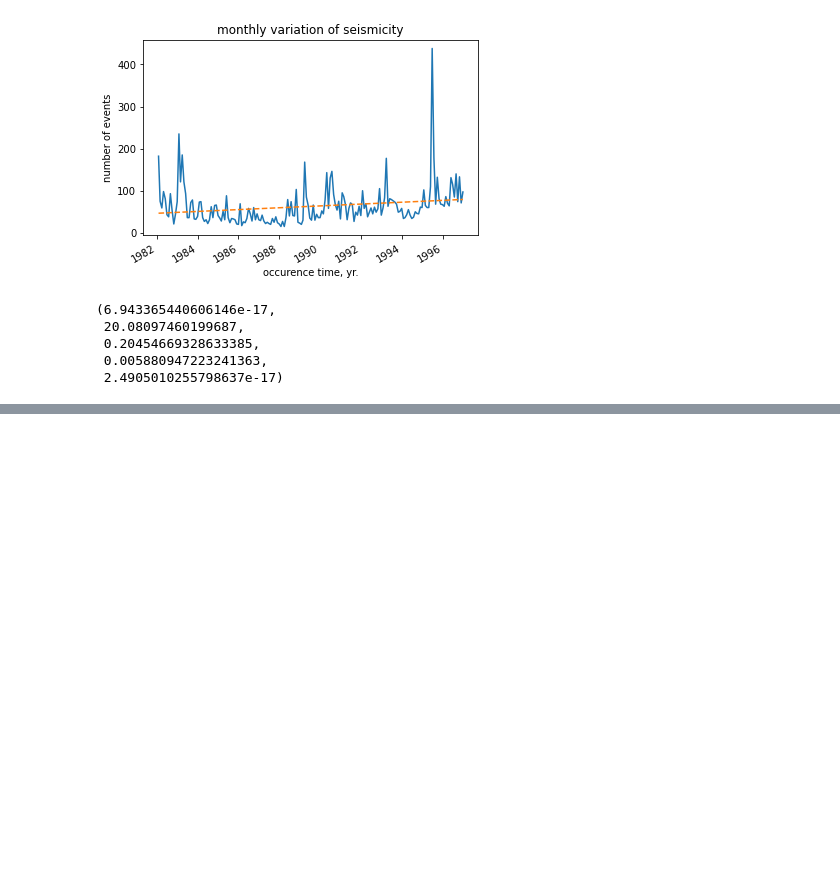
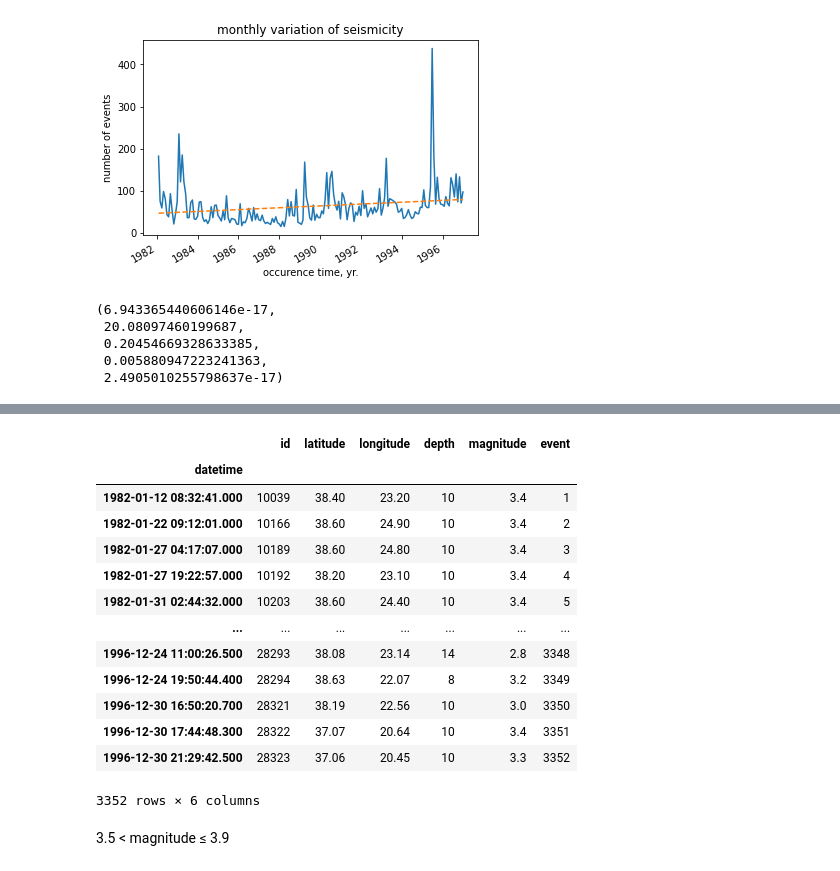
Before and after one commit to float3rs/dL, a Jupyter notebook: final/project1.ipynb, the cells around one changed output, grey strips where cells are left out. Drawn from its saved outputs; the diff is of its cells as text; code cells hidden in the pictures; blank space fills up the shorter version.

```diff
--- a/final/project1.ipynb
+++ b/final/project1.ipynb
@@ -415,0 +471,22 @@ ax3.plot(xf_fig3_copy, yf_fig3, linestyle='--')
+# %%
+df_papr_fig5a['event'] = 1
+df_papr_fig5a['event'] = df_papr_fig5a['event'].cumsum()
+# %%
+df_papr_fig5a
+# %% [output]
+|  | id | latitude | longitude | depth | magnitude | event |
+| datetime |  |  |  |  |  |  |
+| 1982-01-12 08:32:41.000 | 10039 | 38.40 | 23.20 | 10 | 3.4 | 1 |
+| 1982-01-22 09:12:01.000 | 10166 | 38.60 | 24.90 | 10 | 3.4 | 2 |
+| 1982-01-27 04:17:07.000 | 10189 | 38.60 | 24.80 | 10 | 3.4 | 3 |
+| 1982-01-27 19:22:57.000 | 10192 | 38.20 | 23.10 | 10 | 3.4 | 4 |
+| 1982-01-31 02:44:32.000 | 10203 | 38.60 | 24.40 | 10 | 3.4 | 5 |
+| ... | ... | ... | ... | ... | ... | ... |
+| 1996-12-24 11:00:26.500 | 28293 | 38.08 | 23.14 | 14 | 2.8 | 3348 |
+| 1996-12-24 19:50:44.400 | 28294 | 38.63 | 22.07 | 8 | 3.2 | 3349 |
+| 1996-12-30 16:50:20.700 | 28321 | 38.19 | 22.56 | 10 | 3.0 | 3350 |
+| 1996-12-30 17:44:48.300 | 28322 | 37.07 | 20.64 | 10 | 3.4 | 3351 |
+| 1996-12-30 21:29:42.500 | 28323 | 37.06 | 20.45 | 10 | 3.3 | 3352 |
+3352 rows × 6 columns
+# %% [markdown]
+3.5 < magnitude ≤ 3.9
```
Also changed, not shown: parts of 26 cells of this notebook.
